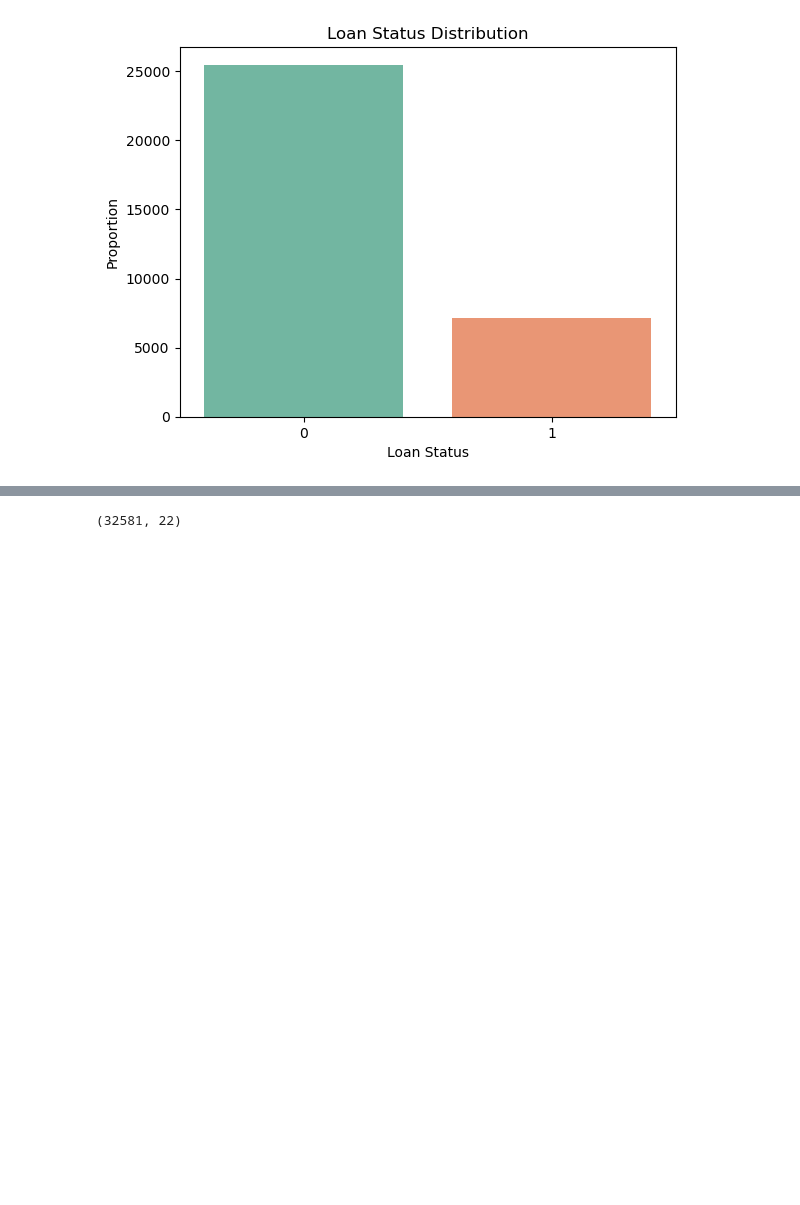
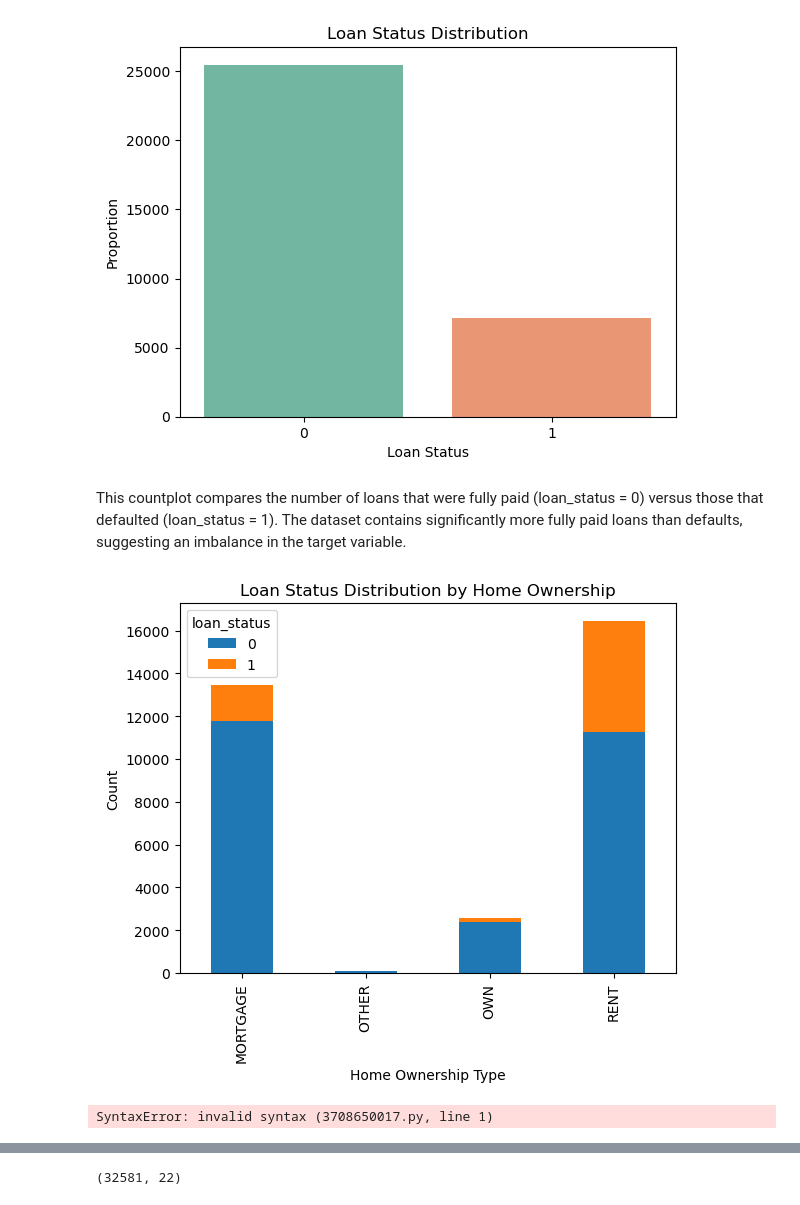
Before and after one commit to Megh-Patel/Credit-Assessment, a Jupyter notebook: assessment.ipynb, the cells around one changed output, grey strips where cells are left out. Saved outputs shown, nothing was run; the diff lists cells and outputs as text; code cells hidden in the pictures; blank space fills up the shorter version.

```diff
--- a/assessment.ipynb
+++ b/assessment.ipynb
@@ -104,3 +98,19 @@ Passing `palette` without assigning `hue` is deprecated and will be removed in v
 
   sns.countplot(data=df, x='loan_status', palette='Set2')
 [figure]
+# %% [markdown]
+This countplot compares the number of loans that were fully paid (loan_status = 0) versus those that defaulted (loan_status = 1). The dataset contains significantly more fully paid loans than defaults, suggesting an imbalance in the target variable.
+# %%
+loan_status_grouped = df.groupby(['person_home_ownership', 'loan_status']).size().unstack(fill_value=0)
+
+loan_status_grouped.plot(kind='bar', stacked=True)
+plt.title('Loan Status Distribution by Home Ownership')
+plt.xlabel('Home Ownership Type')
+plt.ylabel('Count')
+plt.show()
+# %% [output]
+[figure, added]
+# %%
+This chart shows the relationship between home ownership types (person_home_ownership) and loan status. Borrowers who rent (RENT) or own (OWN) homes seem to account for the majority of loans, with a higher proportion of defaults observed in certain ownership categories.
+# %% [output]
+SyntaxError: invalid syntax (3708650017.py, line 1)
```
Also changed, not shown: parts of 79 cells of this notebook.
